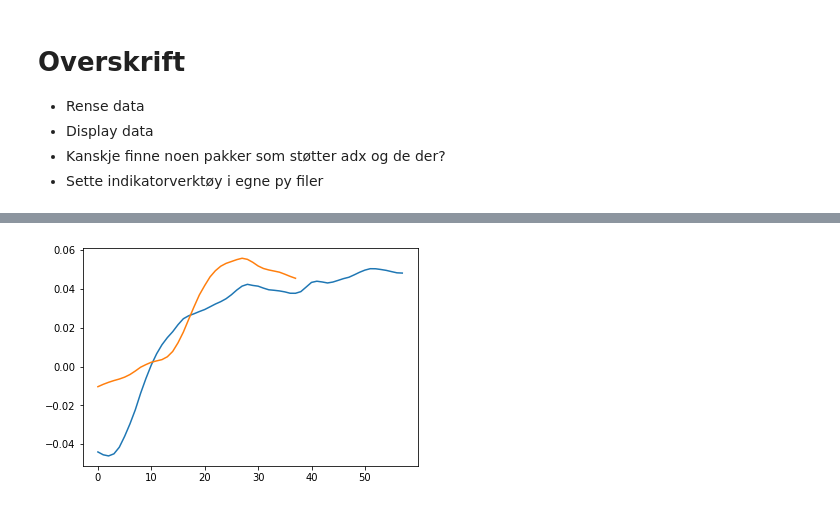
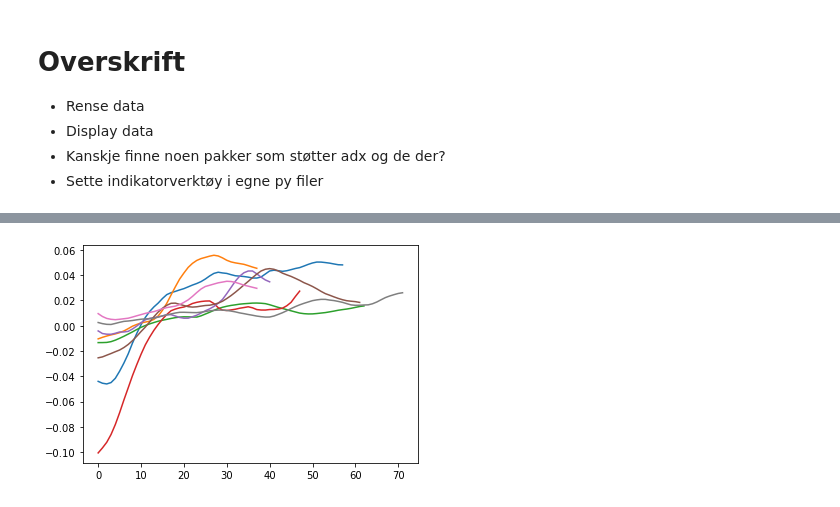
Before and after one commit to stianteien/instradag, a Jupyter notebook: make_model.ipynb, the cells around one changed output, grey strips where cells are left out. Drawn from its saved outputs; the diff is of its cells as text; code cells hidden in the pictures.

Commit message:
update images of indicators

```diff
--- a/make_model.ipynb
+++ b/make_model.ipynb
@@ -35,6 +38,22 @@ def hent_indikatortall(data, gode):
 
 
     return rsi, trix, adxr, kdjk
+# %%
+def multi_analyse(filer):
+    alle_gode = pd.DataFrame(columns=['start', 'endex', 'start_pris', 'slutt_pris', 'oppgang', 'score',
+                                      'rsi', 'trix', 'adxr', 'kdjk'])
+    for fil in filer:
+        data = cleanup.clean_data(pd.read_excel(fil))
+        gode = pos_ut.calculate(data)
+        rsi, trix, adxr, kdjk = hent_indikatortall(data, gode)
+        gode['rsi'] = rsi
+        gode['trix'] = trix
+        gode['adxr'] = adxr
+        gode['kdjk'] = kdjk
+
+        alle_gode = alle_gode.append(gode, ignore_index=True)
+
+    return alle_gode
 # %%
 cleanup = rens()
 pos_ut = positiv_utvikling()
@@ -59,0 +60,6 @@ gode
+# %%
+filer = ['data/Aker 02.04.2020.xlsx', 'data/Equinor 20.08.2020.xlsx', 'data/Norsk Hydro 20.08.2020.xlsx',
+        'data/Aker 30.04.2020.xlsx', 'data/DNB 20.08.2020.xlsx', 'data/Equinor 24.04.2020.xlsx',
+        'data/Gjensidige Forsikring 27.04.2020.xlsx', 'data/Mowi 27.04.2020.xlsx', 'data/Norsk Hydro 27.04.2020.xlsx']
+data = multi_analyse(filer)
+data
@@ -129,7 +100,0 @@ Name: trix, Length: 256, dtype: float64
-# %%
-for i in gode.trix:
-    plt.plot(i)
-#px.line(gode, y='rsi')
-#px.line(stock, x='tid', y='adx')
-# %% [output]
-[figure, removed]
@@ -139,0 +101,7 @@ px.bar(stock, x='tid', y=['trix'])
+# %%
+fig = plt.figure
+for i in data.trix:
+    plt.plot(i)
+plt.savefig('images/trixplot')
+# %% [output]
+[figure, added]
```
Also changed, not shown: parts of 15 cells of this notebook, 1 other file.
